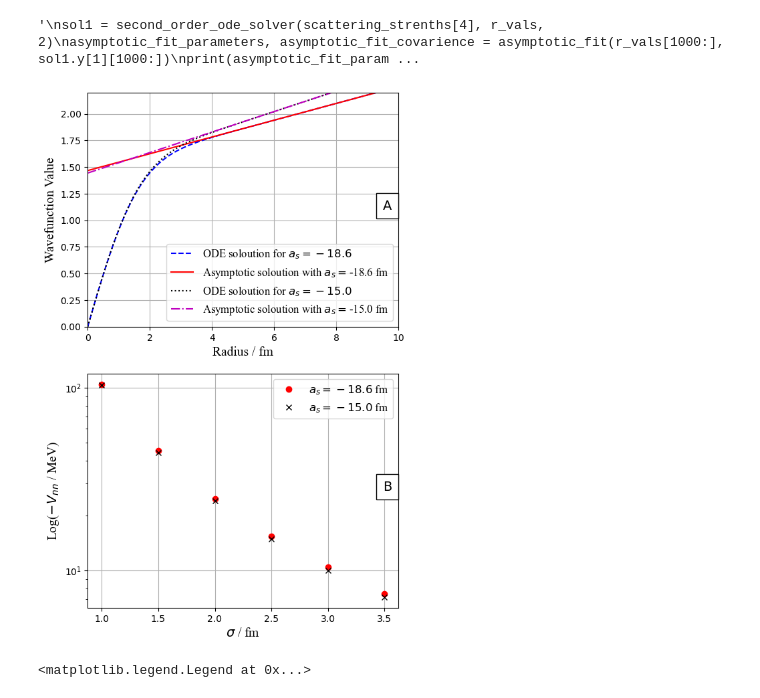
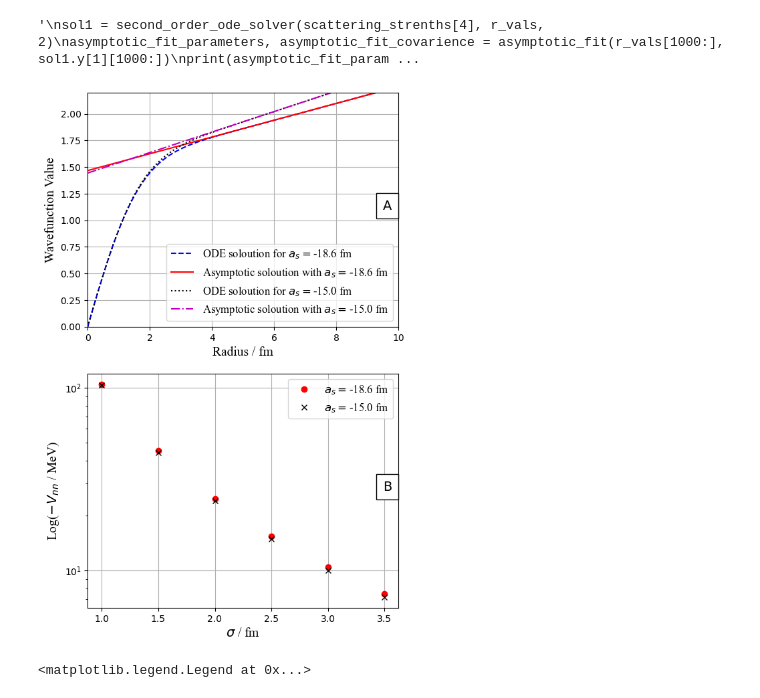
Before and after one commit to fae15/Halo-Nuclei-sem-2, a Jupyter notebook: Finalising_stuff_for_report/Extracting Scattering Length.ipynb, the cells around one changed output. Saved outputs shown, nothing was run; the diff lists cells and outputs as text; code cells hidden in the pictures.

```diff
--- a/Finalising_stuff_for_report/Extracting Scattering Length.ipynb
+++ b/Finalising_stuff_for_report/Extracting Scattering Length.ipynb
@@ -110,40 +110,40 @@ asymptotic_fit_parameters_15, asymptotic_fit_covarience_15 = asymptotic_fit(r_va
 font_size_variable = 14
 tick_size_variable = 10
 legend_font = font_manager.FontProperties(family='Times New Roman',
                                           style='normal', size=12)
 
 fig = plt.figure(figsize=(6, 10))
 spec = fig.add_gridspec(ncols=1, nrows=2)
 ax_1 = fig.add_subplot(spec[0, 0])
-ax_1.plot(r_vals, sol1.y[1], c='b', linestyle='dashed', label=r'ODE soloution for $a_{s}=-18.6$')
-ax_1.plot(r_vals, asymptotic_fit_parameters_18[0] * (1 - (r_vals) / asymptotic_fit_parameters_18[1]), c='r', label=r'Asymptotic soloution with $a_{s}=-18.6$ fm')
+ax_1.plot(r_vals, sol1.y[1], c='b', linestyle='dashed', label=r'ODE soloution for $a_{s}=$-18.6 fm')
+ax_1.plot(r_vals, asymptotic_fit_parameters_18[0] * (1 - (r_vals) / asymptotic_fit_parameters_18[1]), c='r', label=r'Asymptotic soloution with $a_{s}=$-18.6 fm')
 
-ax_1.plot(r_vals, sol2.y[1], c='k', linestyle='dotted', label='ODE soloution for $a_{s}=-15.0$')
-ax_1.plot(r_vals, asymptotic_fit_parameters_15[0] * (1 - (r_vals) / asymptotic_fit_parameters_15[1]), c='m', linestyle='-.', label=r'Asymptotic soloution with $a_{s}=-15.0$fm')
+ax_1.plot(r_vals, sol2.y[1], c='k', linestyle='dotted', label='ODE soloution for $a_{s}=$-15.0 fm')
+ax_1.plot(r_vals, asymptotic_fit_parameters_15[0] * (1 - (r_vals) / asymptotic_fit_parameters_15[1]), c='m', linestyle='-.', label=r'Asymptotic soloution with $a_{s}=$-15.0 fm')
 #ax_1.plot(r_vals, asymptotic_fit_parameters[0] * (1 - (r_vals) / -15), c='r', label=r'Asymptotic fit with $a_{s}=-15$ fm')
 
 ax_1.set_xlim(left=0, right=10)
 ax_1.set_ylim(bottom=0, top=2.2)
 #ax_1.set_title(r'$\sigma$ = 2 asymptotic fit')
 ax_1.set_xlabel('Radius / fm', fontsize=font_size_variable, fontname='Times New Roman')
 ax_1.set_ylabel('Wavefunction Value', fontsize=font_size_variable, fontname='Times New Roman')
 ax_1.annotate('A', xy=(0.95, 0.5), xycoords='axes fraction',
             fontsize='14', bbox=dict(boxstyle="square,pad=.5", fc="white"))
 ax_1.grid()
 ax_1.legend(prop=legend_font)
 
 ax_2 = fig.add_subplot(spec[1, 0])
-ax_2.semilogy(SCATTERING_RANGES, np.abs(scattering_strenths_a_18), 'or', label=r'$a_s=-18.6$ fm')
-ax_2.semilogy(SCATTERING_RANGES, np.abs(scattering_strenths_a_15), 'xk', label=r'$a_s=-15.0$ fm')
+ax_2.semilogy(SCATTERING_RANGES, np.abs(scattering_strenths_a_18), 'or', label=r'$a_s=$-18.6 fm')
+ax_2.semilogy(SCATTERING_RANGES, np.abs(scattering_strenths_a_15), 'xk', label=r'$a_s=$-15.0 fm')
 ax_2.set_xlabel(r'$\sigma$ / fm', fontsize=font_size_variable, fontname='Times New Roman')
 ax_2.set_ylabel(r'Log($-V_{nn}$ / MeV)', fontsize=font_size_variable, fontname='Times New Roman')
 ax_2.annotate('B', xy=(0.95, 0.5), xycoords='axes fraction',
             fontsize='14', bbox=dict(boxstyle="square,pad=.5", fc="white"))
 ax_2.grid()
 ax_2.legend(prop=legend_font)
 plt.savefig('Scattering_Length_plot.png')
 # %% [output]
-[figure, old version]
+[figure, new version]
 # %%
 fig = plt.figure()
 ax = fig.add_subplot()
```
Also changed, not shown: 1 other file.
